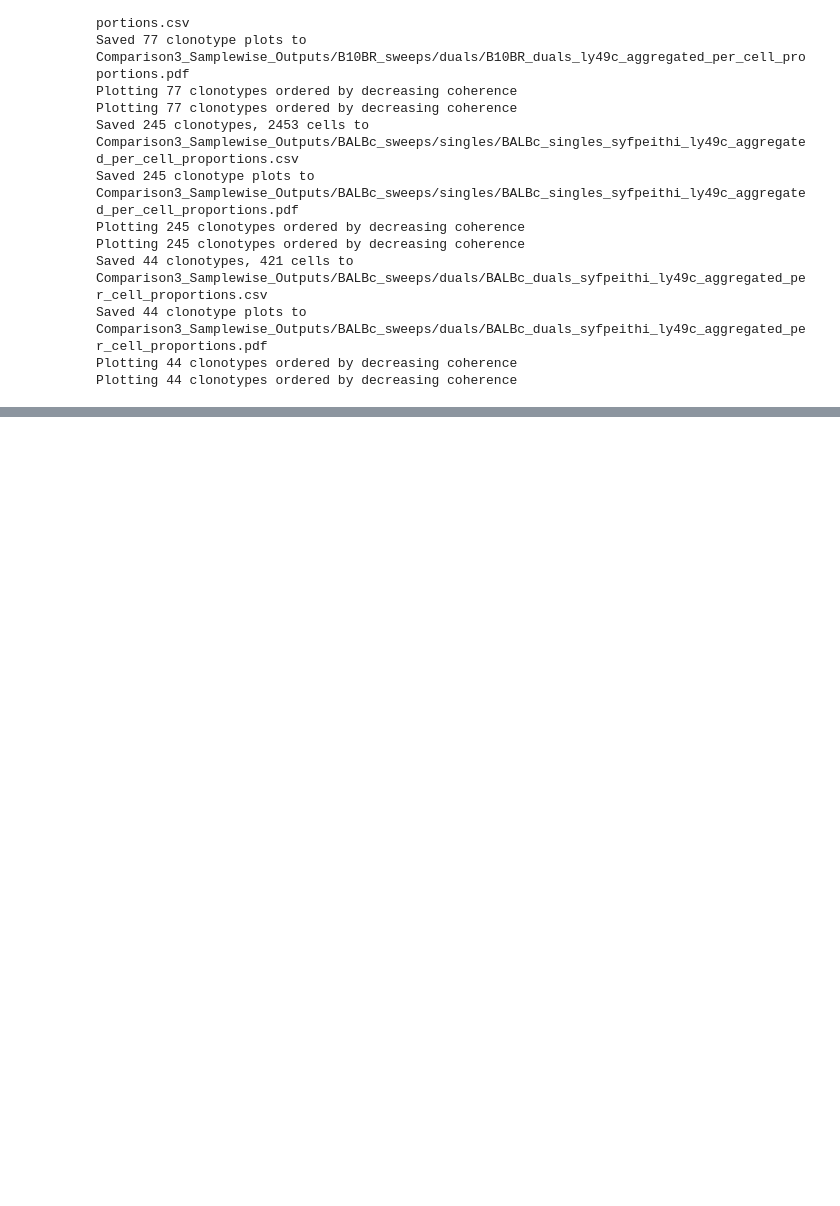
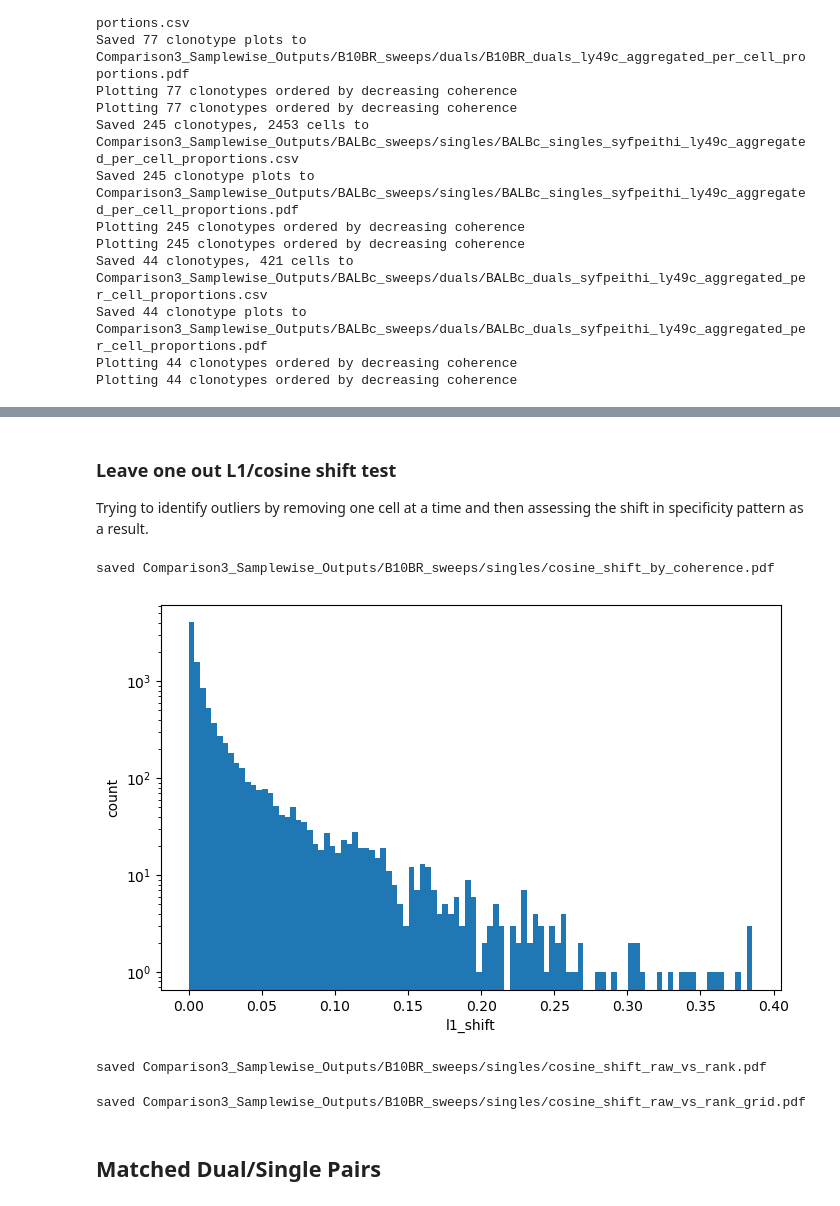
Before and after one commit to kingchalapati/Masters-Project, a Jupyter notebook: COMPARISON_3_FINAL.ipynb, the cells around one changed output, grey strips where cells are left out. Drawn from its saved outputs; the diff is of its cells as text; code cells hidden in the pictures; blank space fills up the shorter version.

Commit message:
cosine shift distributions

```diff
--- a/COMPARISON_3_FINAL.ipynb
+++ b/COMPARISON_3_FINAL.ipynb
@@ -6089,0 +6089,4 @@ Plotting 44 clonotypes ordered by decreasing coherence
+# %% [markdown]
+### Leave one out L1/cosine shift test
+
+Trying to identify outliers by removing one cell at a time and then assessing the shift in specificity pattern as a result.
@@ -6089,0 +6139,11 @@ Plotting 44 clonotypes ordered by decreasing coherence
+# %%
+df_b10br_singles_qual = aggregated_results[('B10BR', 'singles')]['df_after_qual']
+
+results_list = []
+
+for clonotype_id, df_clonotype in df_b10br_singles_qual.groupby('TCRClonotype'):
+    res = leave_one_out_shift(df_clonotype, markers_b10br)
+    res['TCRClonotype'] = clonotype_id
+    results_list.append(res)
+
+combined_results = pd.concat(results_list, ignore_index=True)
@@ -6089,0 +6182,22 @@ Plotting 44 clonotypes ordered by decreasing coherence
+# %%
+rank_df = assign_coherence_rank(df_b10br_singles_qual, 'TCRClonotype', markers_b10br, min_size=5)
+
+plot_ranked_clonotype_cosine_shift_pdf(
+    combined_results, rank_df,
+    out_pdf='Comparison3_Samplewise_Outputs/B10BR_sweeps/singles/cosine_shift_by_coherence.pdf'
+)
+# %% [output]
+saved Comparison3_Samplewise_Outputs/B10BR_sweeps/singles/cosine_shift_by_coherence.pdf
+# %%
+vals = combined_results['l1_shift']
+
+bins = np.logspace(np.log10(vals.min()), np.log10(vals.max()), 100)
+
+plt.figure(figsize=(8, 5))
+plt.hist(vals, bins=100)
+plt.yscale('log')
+plt.xlabel('l1_shift')
+plt.ylabel('count')
+plt.show()
+# %% [output]
+[figure, added]
@@ -6089,0 +6234,7 @@ Plotting 44 clonotypes ordered by decreasing coherence
+# %%
+plot_ranked_clonotype_rawshift_vs_rank_pdf(
+    combined_results, rank_df,
+    out_pdf='Comparison3_Samplewise_Outputs/B10BR_sweeps/singles/cosine_shift_raw_vs_rank.pdf'
+)
+# %% [output]
+saved Comparison3_Samplewise_Outputs/B10BR_sweeps/singles/cosine_shift_raw_vs_rank.pdf
@@ -6090,3 +6276,12 @@ Plotting 44 clonotypes ordered by decreasing coherence
+# %%
+plot_clonotype_rawshift_vs_rank_grid_pdf(
+    combined_results, rank_df,
+    out_pdf='Comparison3_Samplewise_Outputs/B10BR_sweeps/singles/cosine_shift_raw_vs_rank_grid.pdf'
+)
+# %% [output]
+saved Comparison3_Samplewise_Outputs/B10BR_sweeps/singles/cosine_shift_raw_vs_rank_grid.pdf
+# %% [markdown]
+## Matched Dual/Single Pairs
 # %%
 data_root = Path('../Data/20260116 Comparison 3/clones with single versus dual TCR')
 
```
Also changed, not shown: parts of 8 cells of this notebook, 35 other files.
